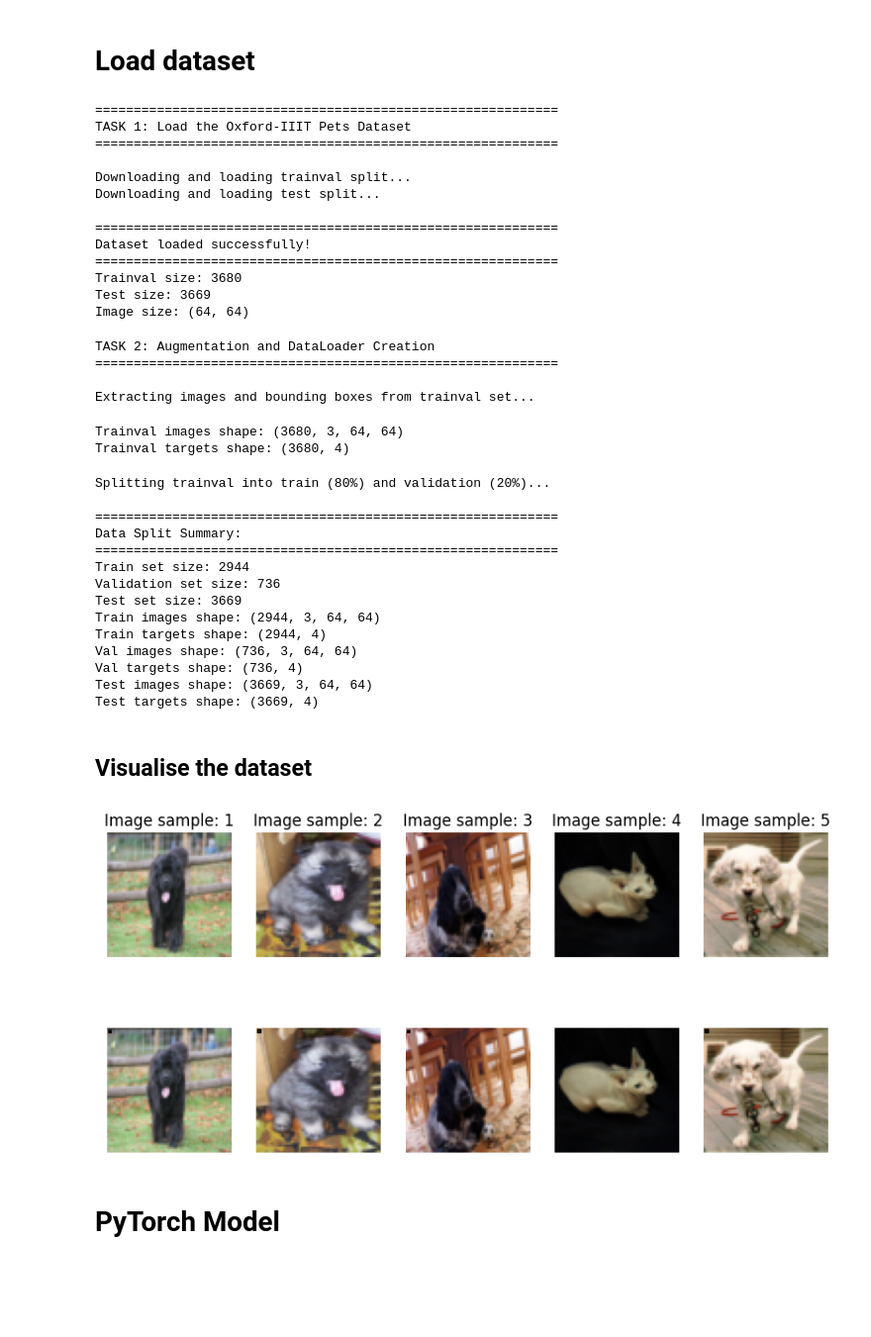
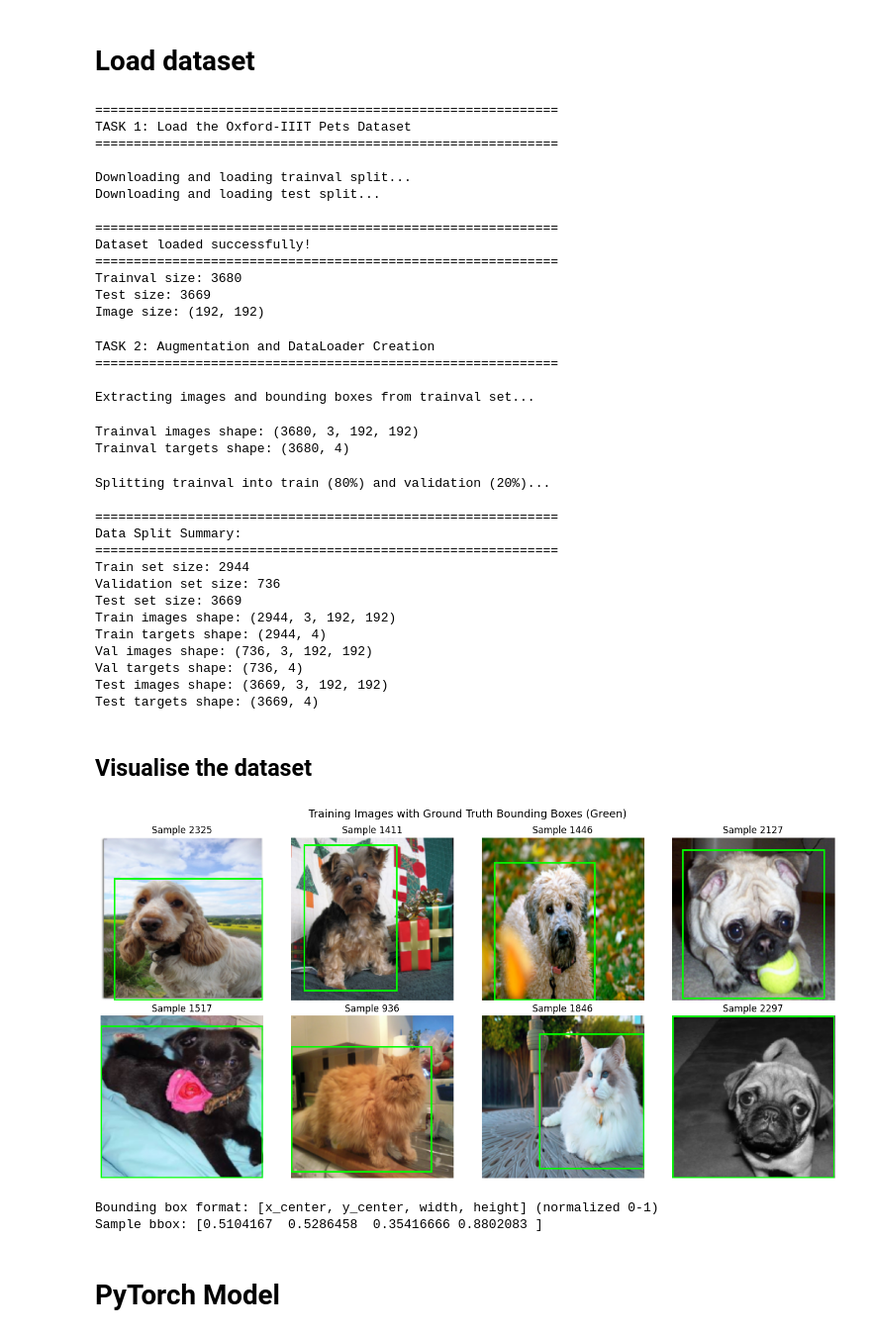
Before and after one commit to ShambaC/Deep-Learning-Lab-AI69202, a Jupyter notebook: Class 6/25AI92F02_Assignment6.ipynb, the cells around one changed output. Shown at 99% size. Cells and saved outputs as stored; diff of their text form; code cells hidden in the pictures; blank space fills up the shorter version.

```diff
--- a/Class 6/25AI92F02_Assignment6.ipynb
+++ b/Class 6/25AI92F02_Assignment6.ipynb
@@ -96,7 +96,7 @@ print("="*60)
 print("TASK 1: Load the Oxford-IIIT Pets Dataset")
 print("="*60)
 
-IMAGE_SIZE = (64, 64)
+IMAGE_SIZE = (192, 192)
 
 print("\nDownloading and loading trainval split...")
 trainval_dataset = OxfordPetsWithBBox(
@@ -133,7 +133,7 @@ Dataset loaded successfully!
 ============================================================
 Trainval size: 3680
 Test size: 3669
-Image size: (64, 64)
+Image size: (192, 192)
 # %%
 print("TASK 2: Augmentation and DataLoader Creation")
 print("="*60)
@@ -195,7 +195,7 @@ TASK 2: Augmentation and DataLoader Creation
 ============================================================
 
 Extracting images and bounding boxes from trainval set...
-Trainval images shape: (3680, 3, 64, 64)
+Trainval images shape: (3680, 3, 192, 192)
 Trainval targets shape: (3680, 4)
 Splitting trainval into train (80%) and validation (20%)...
 
@@ -205,34 +205,56 @@ Data Split Summary:
 Train set size: 2944
 Validation set size: 736
 Test set size: 3669
-Train images shape: (2944, 3, 64, 64)
+Train images shape: (2944, 3, 192, 192)
 Train targets shape: (2944, 4)
-Val images shape: (736, 3, 64, 64)
+Val images shape: (736, 3, 192, 192)
 Val targets shape: (736, 4)
-Test images shape: (3669, 3, 64, 64)
+Test images shape: (3669, 3, 192, 192)
 Test targets shape: (3669, 4)
 # %% [markdown]
 ## Visualise the dataset
 # %%
-plt.figure(figsize=(10, 5))
-for i in range(5):
-    plt.subplot(2, 5, i + 1)
-    plt.imshow(np.rot90(train_images[i].T, k=-1))
-    plt.title(f"Image sample: {i+1}")
-    plt.axis('off')
-for i in range(5, 10):
-    ax = plt.subplot(2, 5, i + 1)
-    plt.imshow(np.rot90(train_images[i-5].T, k=-1))
-    x_center, y_center, width, height = train_targets[i-5]
-    # x_center, y_center, width, height
-    x = x_center - (width // 2)
-    y = y_center - (height // 2)
-    rect = patches.Rectangle((x, y), width, height, fill=False, linewidth = 2)
+
+def plot_image_with_bbox(img, bbox, ax, title=""):
+    """Plot image with bounding box overlay."""
+    if len(img.shape) == 3 and img.shape[0] == 3:
+        img = img.transpose(1, 2, 0)  # CHW -> HWC
+
+    ax.imshow(img)
+    ax.set_title(title)
+    ax.axis('off')
+
+    h, w = IMAGE_SIZE
+    x_center, y_center, bw, bh = bbox
+    x_min = (x_center - bw / 2) * w
+    y_min = (y_center - bh / 2) * h
+    width = bw * w
+    height = bh * h
+
+    rect = patches.Rectangle(
+        (x_min, y_min), width, height,
+        linewidth=2, edgecolor='lime', facecolor='none'
+    )
     ax.add_patch(rect)
-    plt.axis('off')
+
+fig, axes = plt.subplots(2, 4, figsize=(14, 7))
+axes = axes.flatten()
+
+sample_indices = np.random.choice(len(train_images), 8, replace=False)
+
+for i, idx in enumerate(sample_indices):
+    plot_image_with_bbox(train_images[idx], train_targets[idx], axes[i], f"Sample {idx}")
+
+plt.suptitle('Training Images with Ground Truth Bounding Boxes (Green)', fontsize=14)
+plt.tight_layout()
 plt.show()
+
+print("\nBounding box format: [x_center, y_center, width, height] (normalized 0-1)")
+print(f"Sample bbox: {train_targets[0]}")
 # %% [output]
-[figure, old version]
+[figure, new version]
+Bounding box format: [x_center, y_center, width, height] (normalized 0-1)
+Sample bbox: [0.5104167  0.5286458  0.35416666 0.8802083 ]
 # %% [markdown]
 # PyTorch Model
 # %%
```
Also changed, not shown: parts of 6 cells of this notebook.
